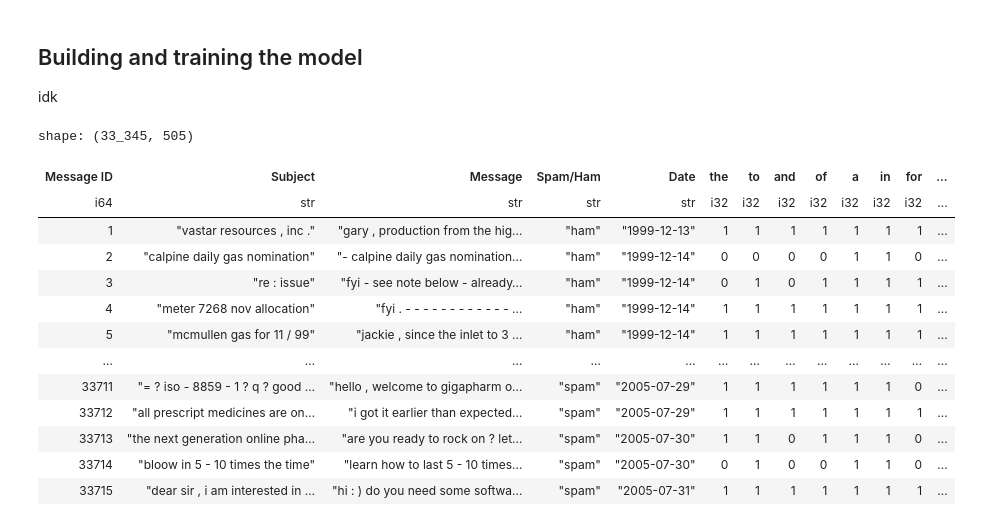
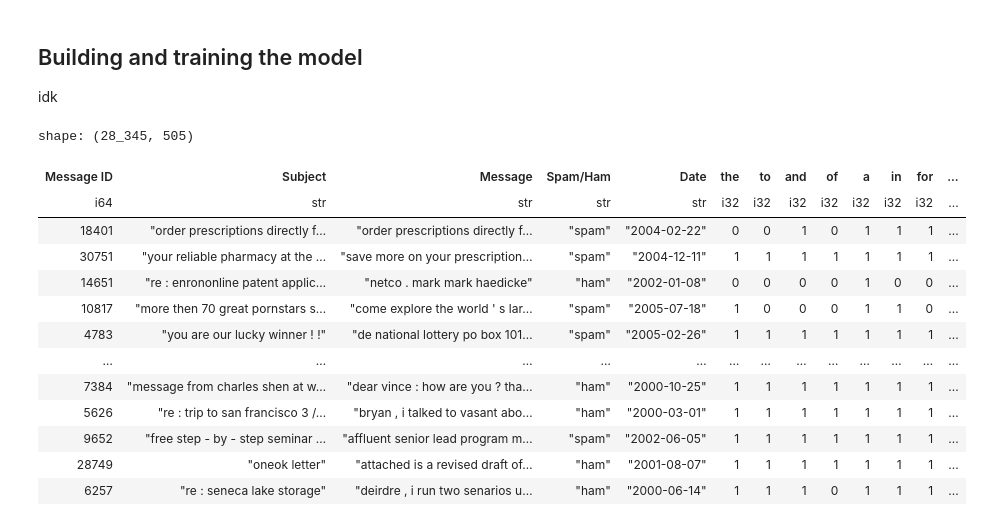
Before and after one commit to spectrev333/spam-hit-man, a Jupyter notebook: main.ipynb, the cells around one changed output. Saved outputs shown, nothing was run; the diff lists cells and outputs as text; code cells hidden in the pictures.

```diff
--- a/main.ipynb
+++ b/main.ipynb
@@ -72,20 +61,20 @@ df_filtered = df_filtered.with_columns(
     pl.col('Message').str.contains(f"{word}").cast(pl.Int32).alias(word) for word in top_words
 )
-# %%
-df_filtered
-# %% [output]
-shape: (33_345, 505)
-| Message ID | Subject | Message | Spam/Ham | Date | the | to | and | of | a | in | for | ... |
-| i64 | str | str | str | str | i32 | i32 | i32 | i32 | i32 | i32 | i32 | ... |
-| 1 | "vastar resources , inc ." | "gary , production from the hig… | "ham" | "1999-12-13" | 1 | 1 | 1 | 1 | 1 | 1 | 1 | ... |
-| 2 | "calpine daily gas nomination" | "- calpine daily gas nomination… | "ham" | "1999-12-14" | 0 | 0 | 0 | 0 | 1 | 1 | 0 | ... |
-| 3 | "re : issue" | "fyi - see note below - already… | "ham" | "1999-12-14" | 0 | 1 | 0 | 1 | 1 | 1 | 1 | ... |
-| 4 | "meter 7268 nov allocation" | "fyi . - - - - - - - - - - - - … | "ham" | "1999-12-14" | 1 | 1 | 1 | 1 | 1 | 1 | 1 | ... |
-| 5 | "mcmullen gas for 11 / 99" | "jackie , since the inlet to 3 … | "ham" | "1999-12-14" | 1 | 1 | 1 | 1 | 1 | 1 | 1 | ... |
-| … | … | … | … | … | … | … | … | … | … | … | … | ... |
-| 33711 | "= ? iso - 8859 - 1 ? q ? good … | "hello , welcome to gigapharm o… | "spam" | "2005-07-29" | 1 | 1 | 1 | 1 | 1 | 1 | 0 | ... |
-| 33712 | "all prescript medicines are on… | "i got it earlier than expected… | "spam" | "2005-07-29" | 1 | 1 | 1 | 1 | 1 | 1 | 1 | ... |
-| 33713 | "the next generation online pha… | "are you ready to rock on ? let… | "spam" | "2005-07-30" | 1 | 1 | 0 | 1 | 1 | 1 | 0 | ... |
-| 33714 | "bloow in 5 - 10 times the time" | "learn how to last 5 - 10 times… | "spam" | "2005-07-30" | 0 | 1 | 0 | 0 | 1 | 1 | 0 | ... |
-| 33715 | "dear sir , i am interested in … | "hi : ) do you need some softwa… | "spam" | "2005-07-31" | 1 | 1 | 1 | 1 | 1 | 1 | 1 | ... |
+# %%
+parameter_training_dataset
+# %% [output]
+shape: (28_345, 505)
+| Message ID | Subject | Message | Spam/Ham | Date | the | to | and | of | a | in | for | ... |
+| i64 | str | str | str | str | i32 | i32 | i32 | i32 | i32 | i32 | i32 | ... |
+| 18401 | "order prescriptions directly f… | "order prescriptions directly f… | "spam" | "2004-02-22" | 0 | 0 | 1 | 0 | 1 | 1 | 1 | ... |
+| 30751 | "your reliable pharmacy at the … | "save more on your prescription… | "spam" | "2004-12-11" | 1 | 1 | 1 | 1 | 1 | 1 | 1 | ... |
+| 14651 | "re : enrononline patent applic… | "netco . mark mark haedicke" | "ham" | "2002-01-08" | 0 | 0 | 0 | 0 | 1 | 0 | 0 | ... |
+| 10817 | "more then 70 great pornstars s… | "come explore the world ' s lar… | "spam" | "2005-07-18" | 1 | 0 | 0 | 0 | 1 | 1 | 0 | ... |
+| 4783 | "you are our lucky winner ! !" | "de national lottery po box 101… | "spam" | "2005-02-26" | 1 | 1 | 1 | 1 | 1 | 1 | 1 | ... |
+| … | … | … | … | … | … | … | … | … | … | … | … | ... |
+| 7384 | "message from charles shen at w… | "dear vince : how are you ? tha… | "ham" | "2000-10-25" | 1 | 1 | 1 | 1 | 1 | 1 | 1 | ... |
+| 5626 | "re : trip to san francisco 3 /… | "bryan , i talked to vasant abo… | "ham" | "2000-03-01" | 1 | 1 | 1 | 1 | 1 | 1 | 1 | ... |
+| 9652 | "free step - by - step seminar … | "affluent senior lead program m… | "spam" | "2002-06-05" | 1 | 1 | 1 | 1 | 1 | 1 | 1 | ... |
+| 28749 | "oneok letter" | "attached is a revised draft of… | "ham" | "2001-08-07" | 1 | 1 | 1 | 1 | 1 | 1 | 1 | ... |
+| 6257 | "re : seneca lake storage" | "deirdre , i run two senarios u… | "ham" | "2000-06-14" | 1 | 1 | 1 | 0 | 1 | 1 | 1 | ... |
 # %%
```
Also changed, not shown: parts of 12 cells of this notebook.
